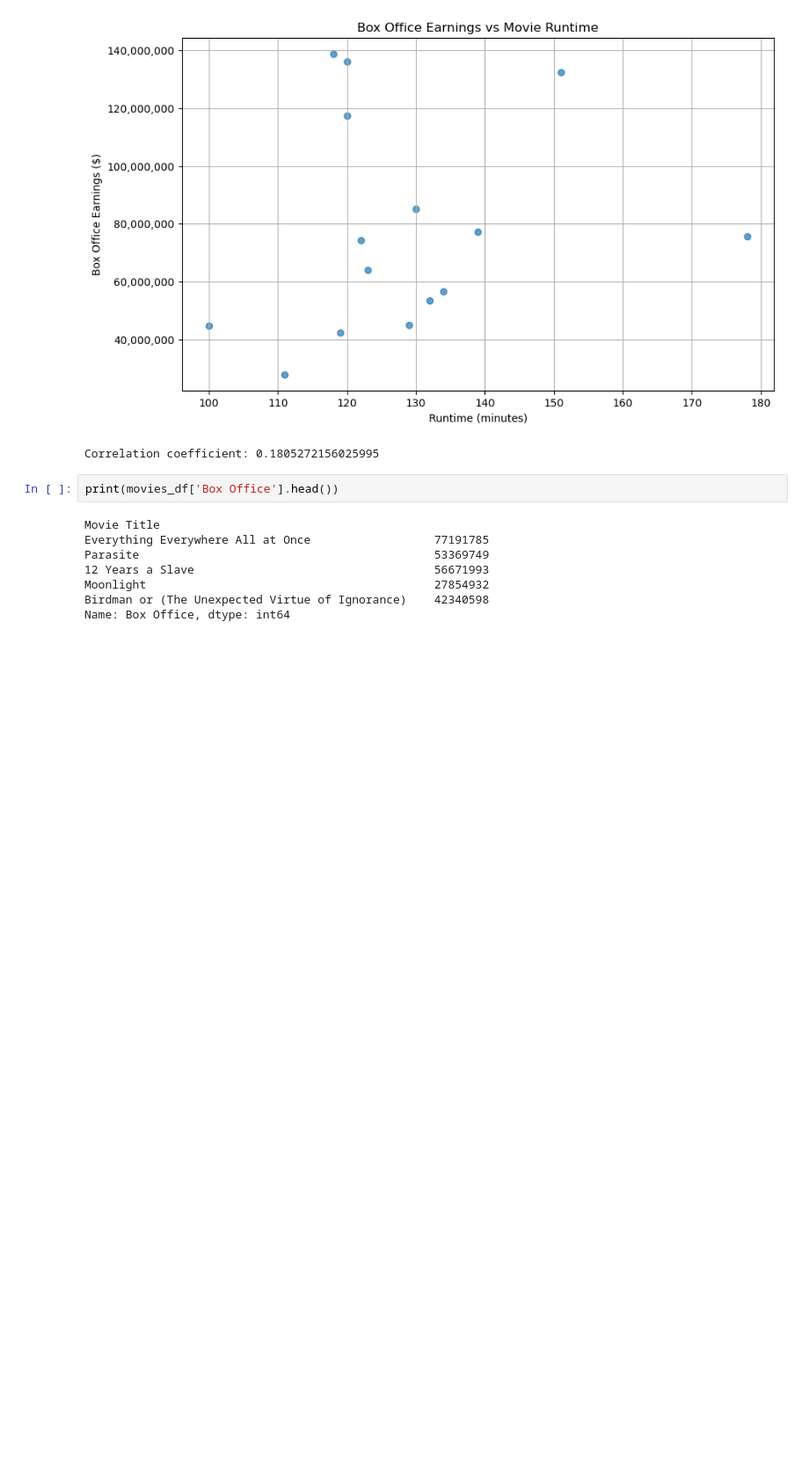
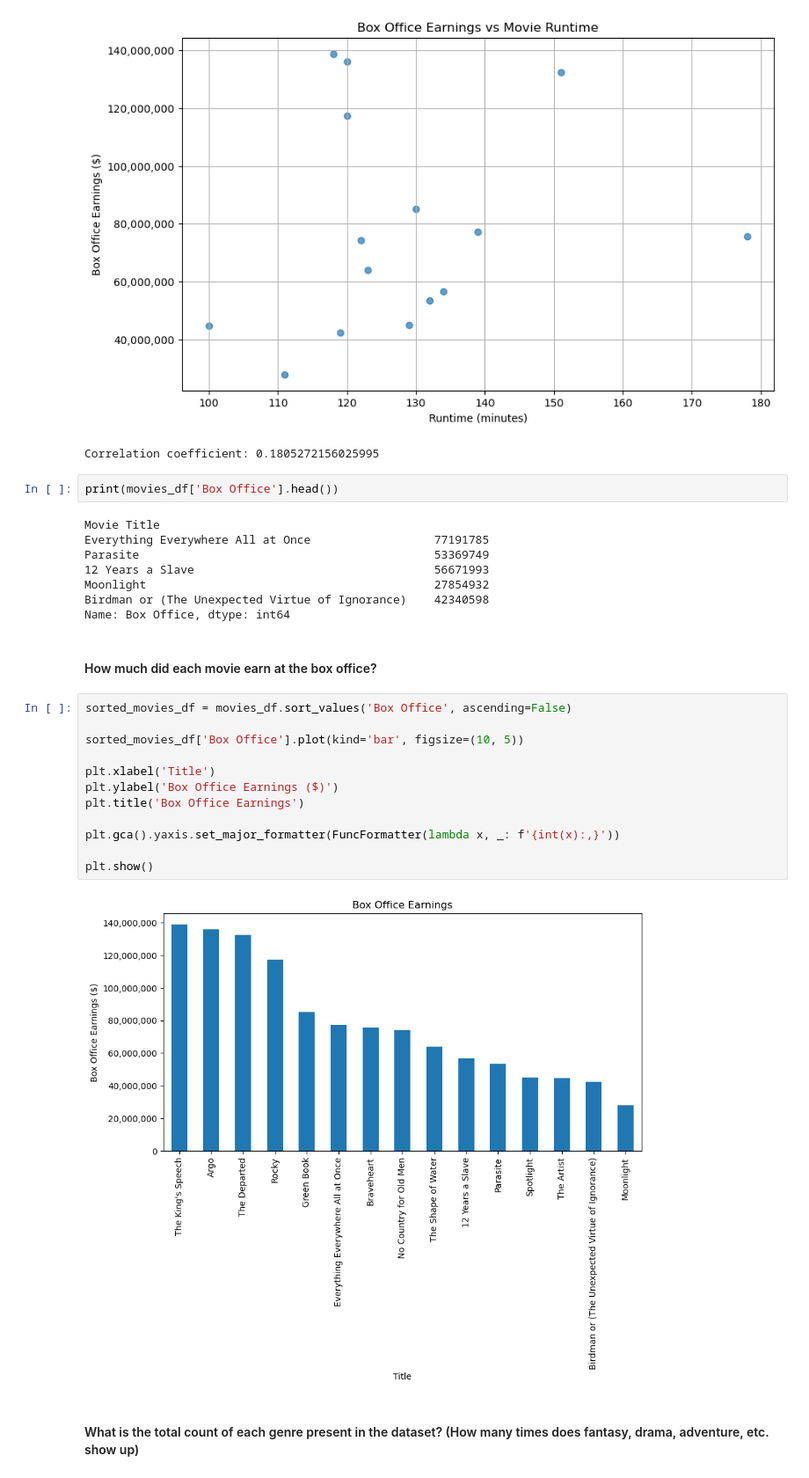
Before and after one commit to nseitler/movie-api-analysis, a Jupyter notebook: movie_analysis.ipynb, the cells around one changed output. Shown at 88% size. Cells and saved outputs as stored; diff of their text form; blank space fills up the shorter version.

```diff
--- a/movie_analysis.ipynb
+++ b/movie_analysis.ipynb
@@ -157,3 +157,21 @@ Parasite                                           53369749
 Moonlight                                          27854932
 Birdman or (The Unexpected Virtue of Ignorance)    42340598
 Name: Box Office, dtype: int64
+# %% [markdown]
+#### How much did each movie earn at the box office?
+# %%
+sorted_movies_df = movies_df.sort_values('Box Office', ascending=False)
+
+sorted_movies_df['Box Office'].plot(kind='bar', figsize=(10, 5))
+
+plt.xlabel('Title')
+plt.ylabel('Box Office Earnings ($)')
+plt.title('Box Office Earnings')
+
+plt.gca().yaxis.set_major_formatter(FuncFormatter(lambda x, _: f'{int(x):,}'))
+
+plt.show()
+# %% [output]
+[figure, added]
+# %% [markdown]
+#### What is the total count of each genre present in the dataset? (How many times does fantasy, drama, adventure, etc. show up)
```
Also changed, not shown: parts of 1 cell of this notebook.
